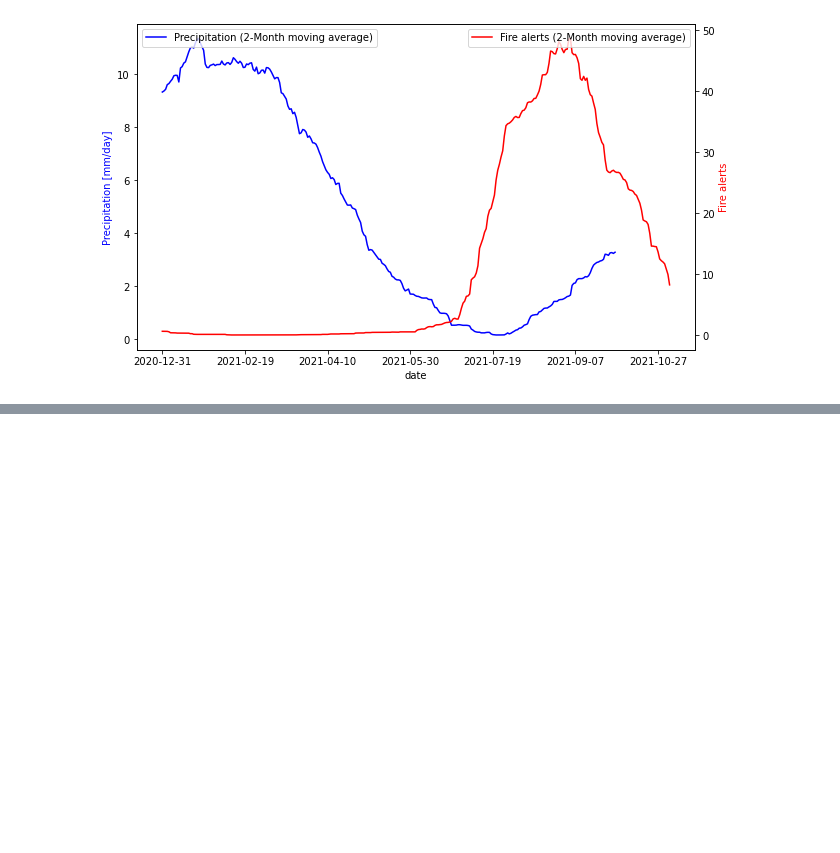
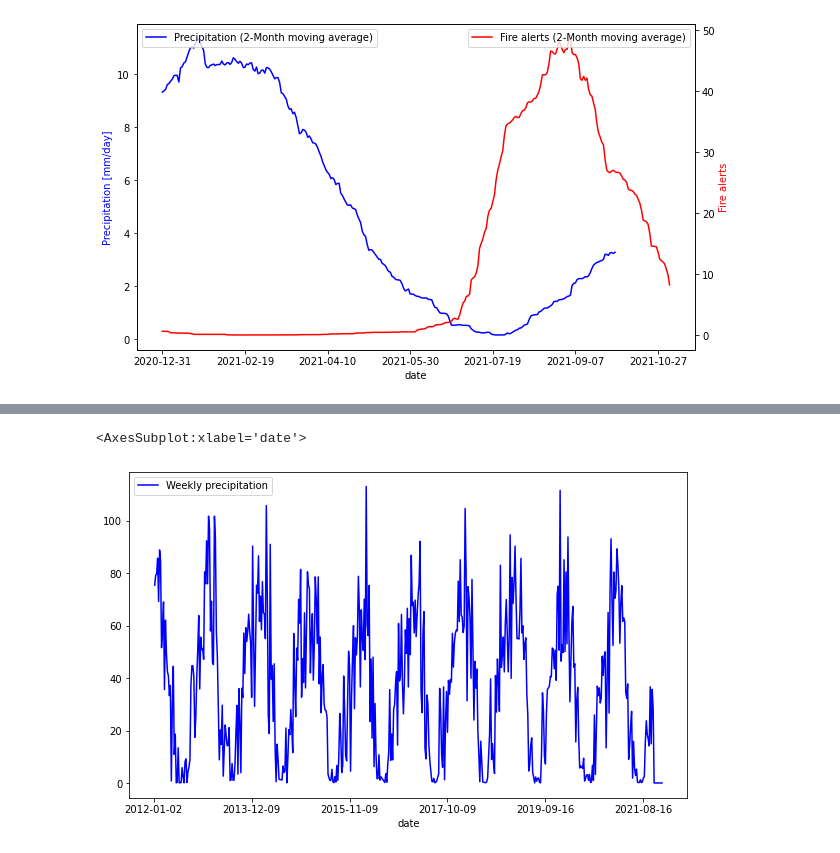
Before and after one commit to Vizzuality/mongabay-data, a Jupyter notebook: processing/fire_tool_exploration.ipynb, the cells around one changed output, grey strips where cells are left out. Drawn from its saved outputs; the diff is of its cells as text; code cells hidden in the pictures; blank space fills up the shorter version.

```diff
--- a/processing/fire_tool_exploration.ipynb
+++ b/processing/fire_tool_exploration.ipynb
@@ -526,0 +626,17 @@ plt.show()
+# %%
+dataset = ee.ImageCollection('UCSB-CHG/CHIRPS/DAILY') \
+                  .filter(ee.Filter.date('2012-01-01', '2021-12-31')).filterBounds(aoi)
+
+chirps_hist = dataset.select('precipitation')
+# %%
+count = chirps_hist.size()
+data = nestedMappedReducer(ee.FeatureCollection(geometry.get('features')), chirps_hist).toList(count).getInfo()
+# %%
+df_pre_hist = pd.DataFrame(map(lambda x: x.get('properties'), data))
+# 1 week moving average
+df_pre_hist['precipitation_w'] = df_pre_hist[['date', 'precipitation']].rolling(window=7, center=True).sum()
+# take historic year days
+df_pre_hist = df_pre_hist[df_pre_hist['date'].isin(list(hist_days.apply(lambda x: x.strftime('%Y-%m-%d'))))]
+# Fill missing dates with 0
+df_pre_hist = df_pre_hist.set_index('date').reindex(list(hist_days.apply(lambda x: x.strftime('%Y-%m-%d'))), fill_value=0).reset_index()
+df_pre_hist
@@ -526,0 +657,6 @@ plt.show()
+# %%
+fig, ax = plt.subplots(figsize=(10,6))
+df_pre_hist.plot(ax=ax, x='date', y='precipitation_w', color='b', label='Weekly precipitation')
+# %% [output]
+<AxesSubplot:xlabel='date'>
+[figure, added]
```
Also changed, not shown: parts of 12 cells of this notebook.
